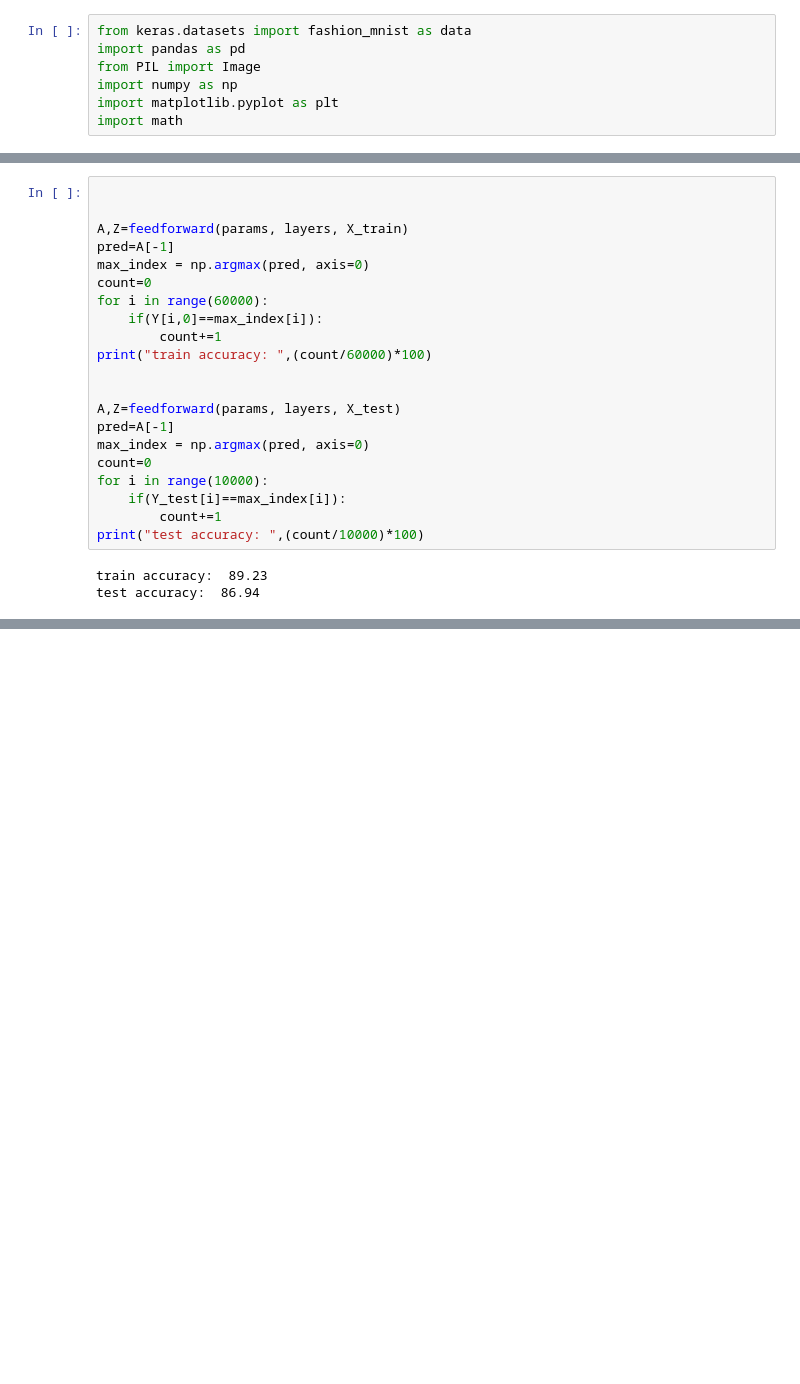
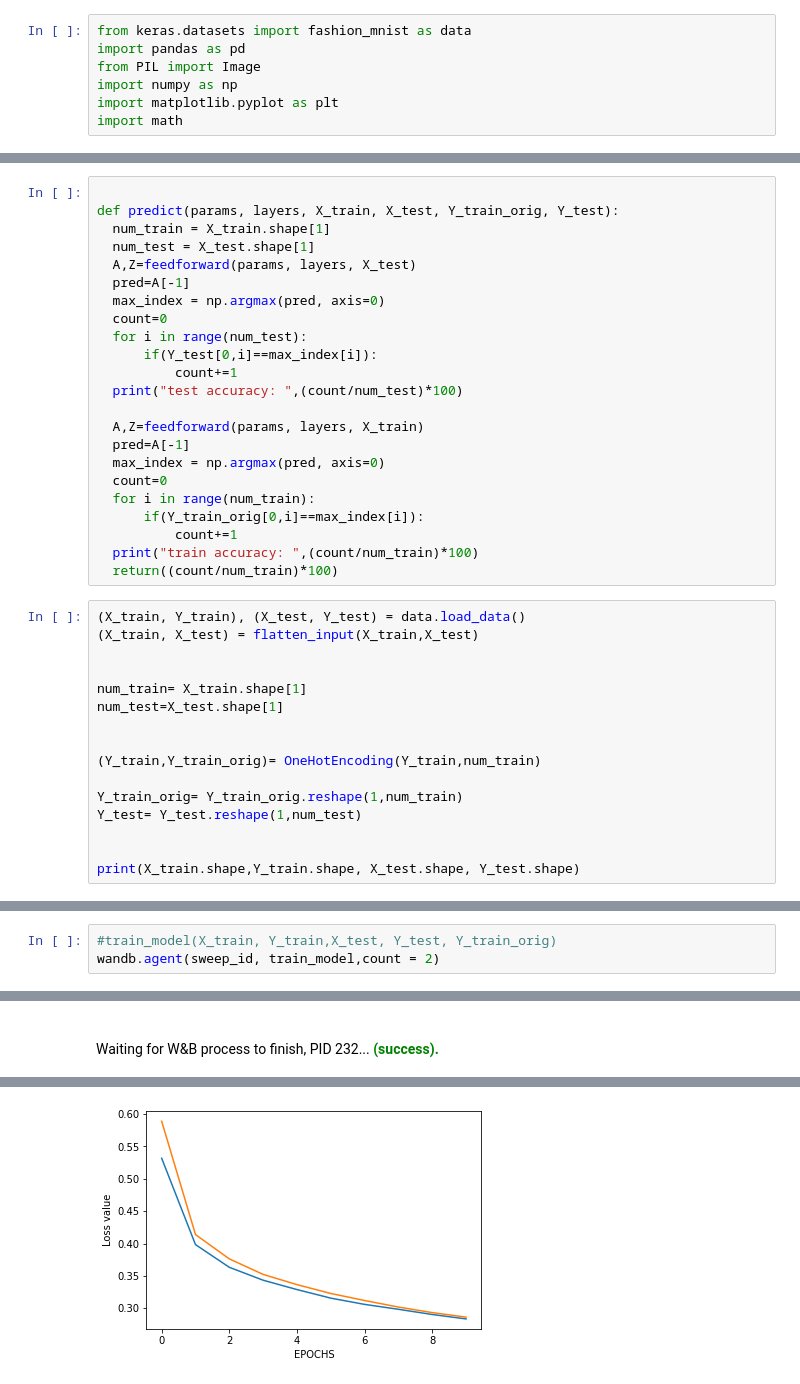
Before and after one commit to go4rav/CS6910-Fundamentals-of-Deep-Learning, a Jupyter notebook: Assignment 1/Assignment1.ipynb, the cells around one changed output, grey strips where cells are left out. Saved outputs shown, nothing was run; the diff lists cells and outputs as text; blank space fills up the shorter version.

```diff
--- a/Assignment 1/Assignment1.ipynb
+++ b/Assignment 1/Assignment1.ipynb
@@ -170,0 +222,39 @@ initialize_weights()
+# %%
+
+def predict(params, layers, X_train, X_test, Y_train_orig, Y_test):
+  num_train = X_train.shape[1]
+  num_test = X_test.shape[1]
+  A,Z=feedforward(params, layers, X_test)
+  pred=A[-1]
+  max_index = np.argmax(pred, axis=0)
+  count=0
+  for i in range(num_test):
+      if(Y_test[0,i]==max_index[i]):
+          count+=1
+  print("test accuracy: ",(count/num_test)*100)
+
+  A,Z=feedforward(params, layers, X_train)
+  pred=A[-1]
+  max_index = np.argmax(pred, axis=0)
+  count=0
+  for i in range(num_train):
+      if(Y_train_orig[0,i]==max_index[i]):
+          count+=1
+  print("train accuracy: ",(count/num_train)*100)
+  return((count/num_train)*100)
+# %%
+(X_train, Y_train), (X_test, Y_test) = data.load_data()
+(X_train, X_test) = flatten_input(X_train,X_test)
+
+
+num_train= X_train.shape[1]
+num_test=X_test.shape[1]
+
+
+(Y_train,Y_train_orig)= OneHotEncoding(Y_train,num_train)
+
+Y_train_orig= Y_train_orig.reshape(1,num_train)
+Y_test= Y_test.reshape(1,num_test)
+
+
+print(X_train.shape,Y_train.shape, X_test.shape, Y_test.shape)
@@ -238,24 +376,4 @@ Text(0, 0.5, 'Loss value')
-# %%
-
-
-A,Z=feedforward(params, layers, X_train)
-pred=A[-1]
-max_index = np.argmax(pred, axis=0)
-count=0
-for i in range(60000):
-    if(Y[i,0]==max_index[i]):
-        count+=1
-print("train accuracy: ",(count/60000)*100)
-
-
-A,Z=feedforward(params, layers, X_test)
-pred=A[-1]
-max_index = np.argmax(pred, axis=0)
-count=0
-for i in range(10000):
-    if(Y_test[i]==max_index[i]):
-        count+=1
-print("test accuracy: ",(count/10000)*100)
-# %% [output]
-train accuracy:  89.23
-test accuracy:  86.94
+# %%
+#train_model(X_train, Y_train,X_test, Y_test, Y_train_orig)
+wandb.agent(sweep_id, train_model,count = 2)
+# %% [output]
@@ -261,0 +437 @@ test accuracy:  86.94
+Waiting for W&B process to finish, PID 232... (success).
@@ -261,0 +439 @@ test accuracy:  86.94
+[figure, added]
```
Also changed, not shown: parts of 11 cells of this notebook.
